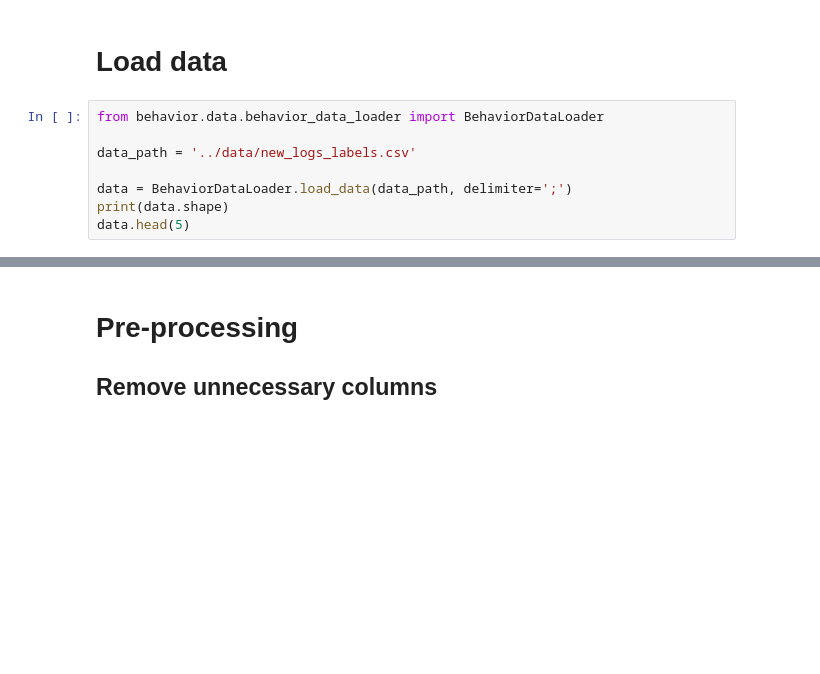
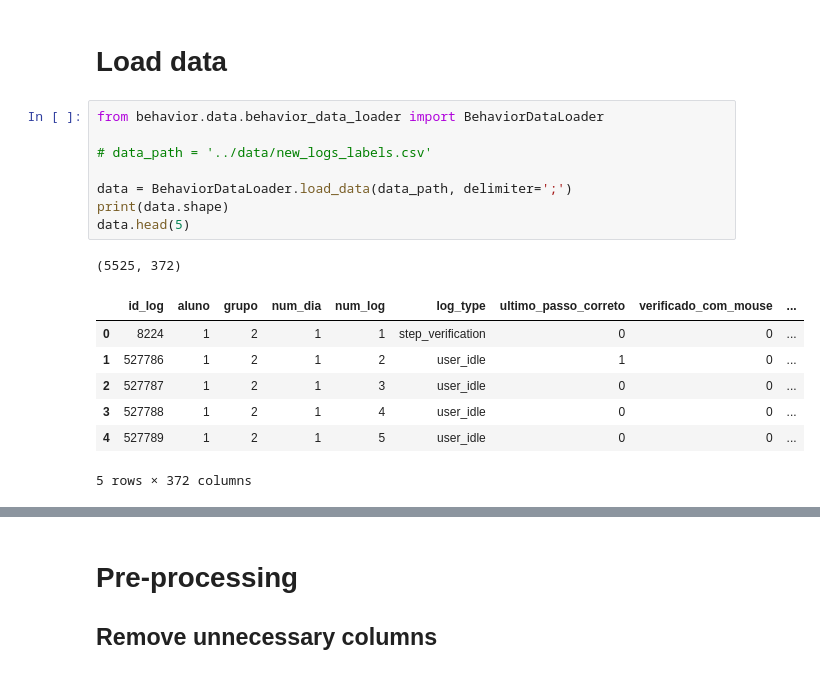
Before and after one commit to patriciajaques/MultiClass-Detection-Suite, a Jupyter notebook: src/notebooks/behavior_multi_by_stages.ipynb, the cells around one changed output, grey strips where cells are left out. Saved outputs shown, nothing was run; the diff lists cells and outputs as text; blank space fills up the shorter version.

```diff
--- a/src/notebooks/behavior_multi_by_stages.ipynb
+++ b/src/notebooks/behavior_multi_by_stages.ipynb
@@ -67,11 +69,20 @@ models_path = paths['models']
 # %%
 from behavior.data.behavior_data_loader import BehaviorDataLoader
 
-data_path = '../data/new_logs_labels.csv'
+# data_path = '../data/new_logs_labels.csv'
 
 data = BehaviorDataLoader.load_data(data_path, delimiter=';')
 print(data.shape)
 data.head(5)
+# %% [output]
+(5525, 372)
+|  | id_log | aluno | grupo | num_dia | num_log | log_type | ultimo_passo_correto | verificado_com_mouse | ... |
+| 0 | 8224 | 1 | 2 | 1 | 1 | step_verification | 0 | 0 | ... |
+| 1 | 527786 | 1 | 2 | 1 | 2 | user_idle | 1 | 0 | ... |
+| 2 | 527787 | 1 | 2 | 1 | 3 | user_idle | 0 | 0 | ... |
+| 3 | 527788 | 1 | 2 | 1 | 4 | user_idle | 0 | 0 | ... |
+| 4 | 527789 | 1 | 2 | 1 | 5 | user_idle | 0 | 0 | ... |
+5 rows × 372 columns
 # %%
 from core.preprocessors.data_cleaner import DataCleaner
 
```
Also changed, not shown: parts of 16 cells of this notebook, 3 other files.
